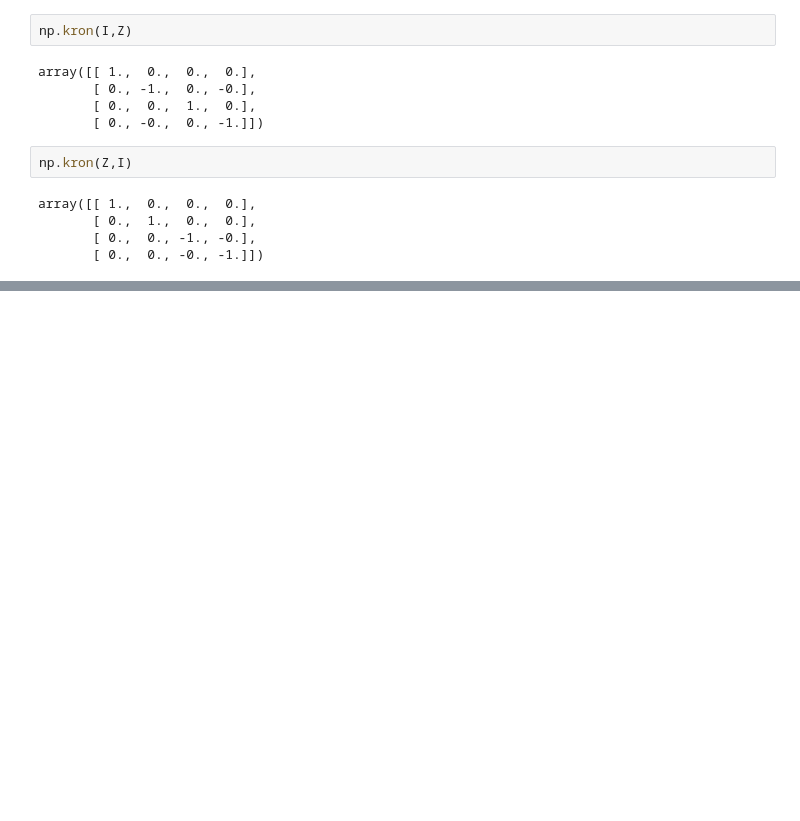
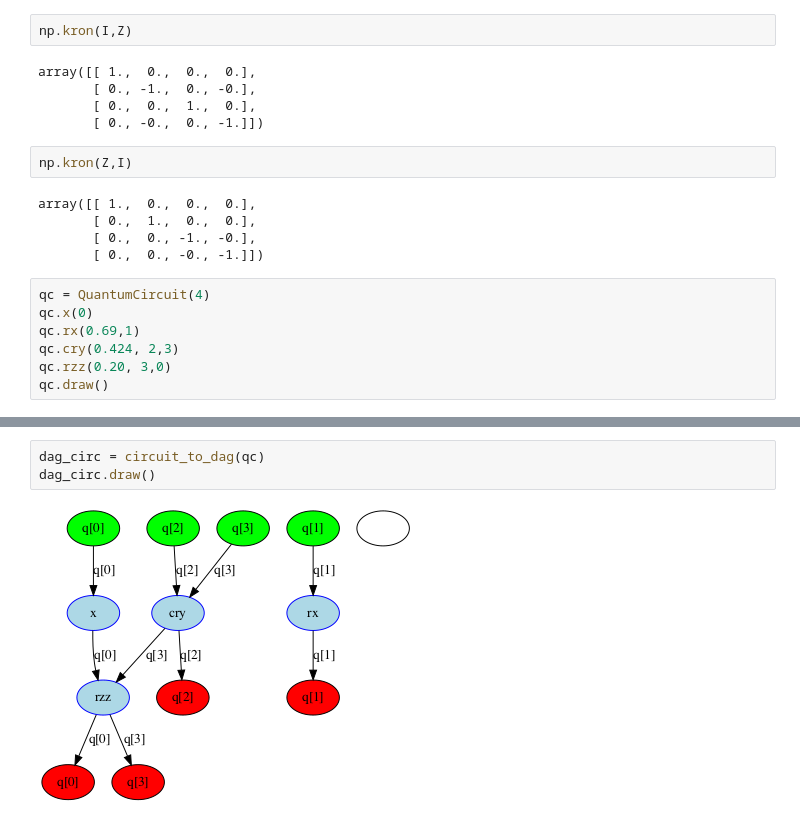
Before and after one commit to MyEntangled/qnas, a Jupyter notebook: notebook testing/Untitled4.ipynb, the cells around one changed output, grey strips where cells are left out. Cells and saved outputs as stored; diff of their text form; blank space fills up the shorter version.

```diff
--- a/notebook testing/Untitled4.ipynb
+++ b/notebook testing/Untitled4.ipynb
@@ -108,3 +109,10 @@ array([[ 1.,  0.,  0.,  0.],
        [ 0.,  1.,  0.,  0.],
        [ 0.,  0., -1., -0.],
        [ 0.,  0., -0., -1.]])
+# %%
+qc = QuantumCircuit(4)
+qc.x(0)
+qc.rx(0.69,1)
+qc.cry(0.424, 2,3)
+qc.rzz(0.20, 3,0)
+qc.draw()
@@ -110,0 +129,5 @@ array([[ 1.,  0.,  0.,  0.],
+# %%
+dag_circ = circuit_to_dag(qc)
+dag_circ.draw()
+# %% [output]
+[figure, added]
```
Also changed, not shown: parts of 4 cells of this notebook, 23 other files.
